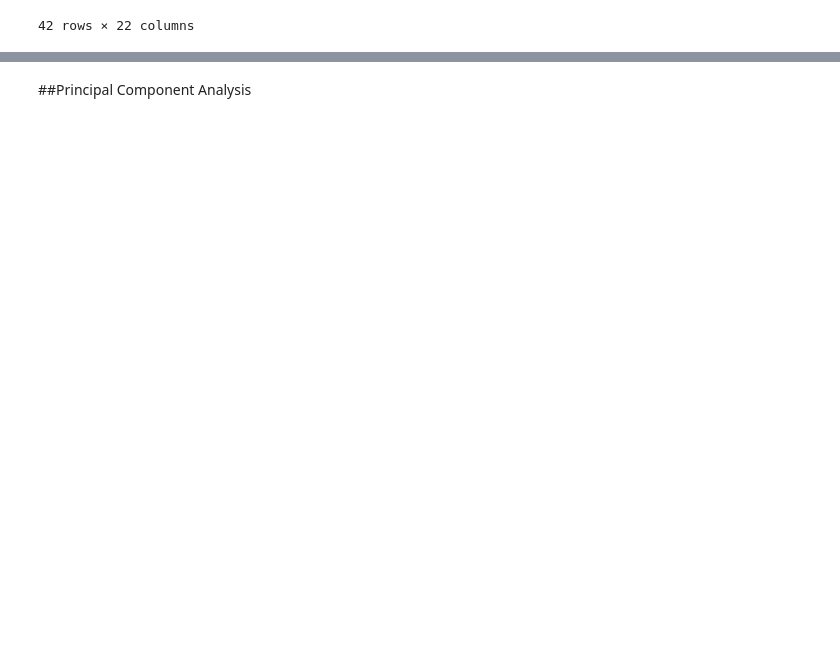
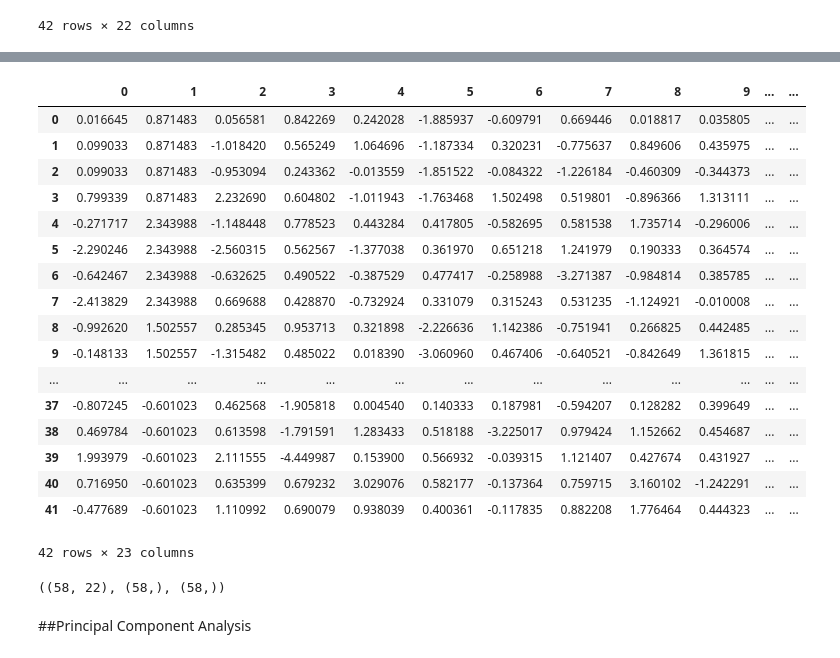
Before and after one commit to xinlei55555/PharmaHacks2023, a Jupyter notebook: stem_cell_challenge.ipynb, the cells around one changed output, grey strips where cells are left out. Cells and saved outputs as stored; diff of their text form; code cells hidden in the pictures; blank space fills up the shorter version.

```diff
--- a/stem_cell_challenge.ipynb
+++ b/stem_cell_challenge.ipynb
@@ -404,2 +459,37 @@ x_train_fs
+# %%
+x_oversampling = pd.DataFrame(x_fs_scaled)
+x_oversampling["y"] = y_train_scaled
+x_oversampling
+# %% [output]
+|  | 0 | 1 | 2 | 3 | 4 | 5 | 6 | 7 | 8 | 9 | ... | ... |
+| 0 | 0.016645 | 0.871483 | 0.056581 | 0.842269 | 0.242028 | -1.885937 | -0.609791 | 0.669446 | 0.018817 | 0.035805 | ... | ... |
+| 1 | 0.099033 | 0.871483 | -1.018420 | 0.565249 | 1.064696 | -1.187334 | 0.320231 | -0.775637 | 0.849606 | 0.435975 | ... | ... |
+| 2 | 0.099033 | 0.871483 | -0.953094 | 0.243362 | -0.013559 | -1.851522 | -0.084322 | -1.226184 | -0.460309 | -0.344373 | ... | ... |
+| 3 | 0.799339 | 0.871483 | 2.232690 | 0.604802 | -1.011943 | -1.763468 | 1.502498 | 0.519801 | -0.896366 | 1.313111 | ... | ... |
+| 4 | -0.271717 | 2.343988 | -1.148448 | 0.778523 | 0.443284 | 0.417805 | -0.582695 | 0.581538 | 1.735714 | -0.296006 | ... | ... |
+| 5 | -2.290246 | 2.343988 | -2.560315 | 0.562567 | -1.377038 | 0.361970 | 0.651218 | 1.241979 | 0.190333 | 0.364574 | ... | ... |
+| 6 | -0.642467 | 2.343988 | -0.632625 | 0.490522 | -0.387529 | 0.477417 | -0.258988 | -3.271387 | -0.984814 | 0.385785 | ... | ... |
+| 7 | -2.413829 | 2.343988 | 0.669688 | 0.428870 | -0.732924 | 0.331079 | 0.315243 | 0.531235 | -1.124921 | -0.010008 | ... | ... |
+| 8 | -0.992620 | 1.502557 | 0.285345 | 0.953713 | 0.321898 | -2.226636 | 1.142386 | -0.751941 | 0.266825 | 0.442485 | ... | ... |
+| 9 | -0.148133 | 1.502557 | -1.315482 | 0.485022 | 0.018390 | -3.060960 | 0.467406 | -0.640521 | -0.842649 | 1.361815 | ... | ... |
+| ... | ... | ... | ... | ... | ... | ... | ... | ... | ... | ... | ... | ... |
+| 37 | -0.807245 | -0.601023 | 0.462568 | -1.905818 | 0.004540 | 0.140333 | 0.187981 | -0.594207 | 0.128282 | 0.399649 | ... | ... |
+| 38 | 0.469784 | -0.601023 | 0.613598 | -1.791591 | 1.283433 | 0.518188 | -3.225017 | 0.979424 | 1.152662 | 0.454687 | ... | ... |
+| 39 | 1.993979 | -0.601023 | 2.111555 | -4.449987 | 0.153900 | 0.566932 | -0.039315 | 1.121407 | 0.427674 | 0.431927 | ... | ... |
+| 40 | 0.716950 | -0.601023 | 0.635399 | 0.679232 | 3.029076 | 0.582177 | -0.137364 | 0.759715 | 3.160102 | -1.242291 | ... | ... |
+| 41 | -0.477689 | -0.601023 | 1.110992 | 0.690079 | 0.938039 | 0.400361 | -0.117835 | 0.882208 | 1.776464 | 0.444323 | ... | ... |
+42 rows × 23 columns
+# %%
+import imblearn
+from imblearn.over_sampling import SMOTE
+
+sm = SMOTE(random_state=42)
+x_oversampling.columns = x_oversampling.columns.astype(str)
+X_fs, labels_fs = sm.fit_resample(x_oversampling, label_train)
+y_fs = X_fs["y"]
+X_fs = X_fs.drop(columns=["y"])
+X_fs.shape, y_fs.shape, labels_fs.shape
+# %% [output]
+((58, 22), (58,), (58,))
 # %% [markdown]
 ##Principal Component Analysis
```
Also changed, not shown: parts of 35 cells of this notebook.
